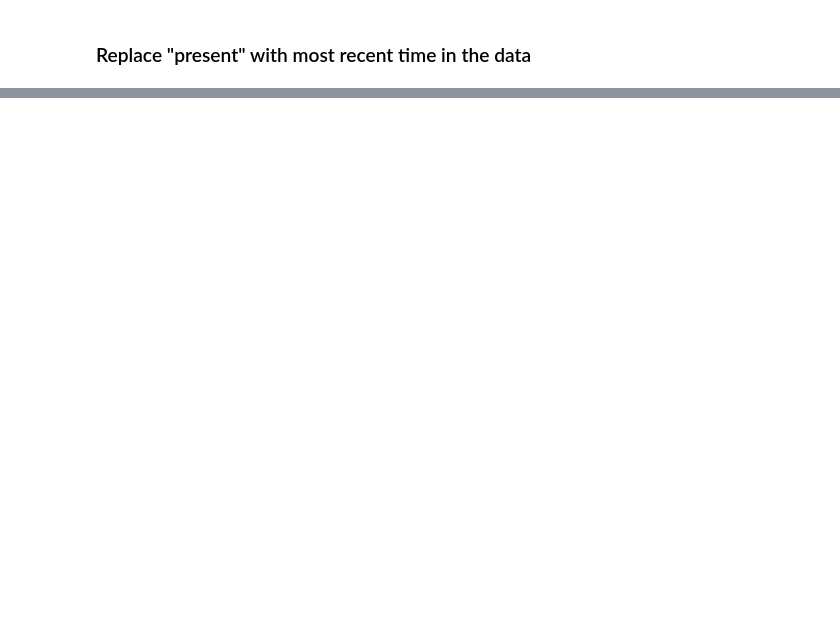
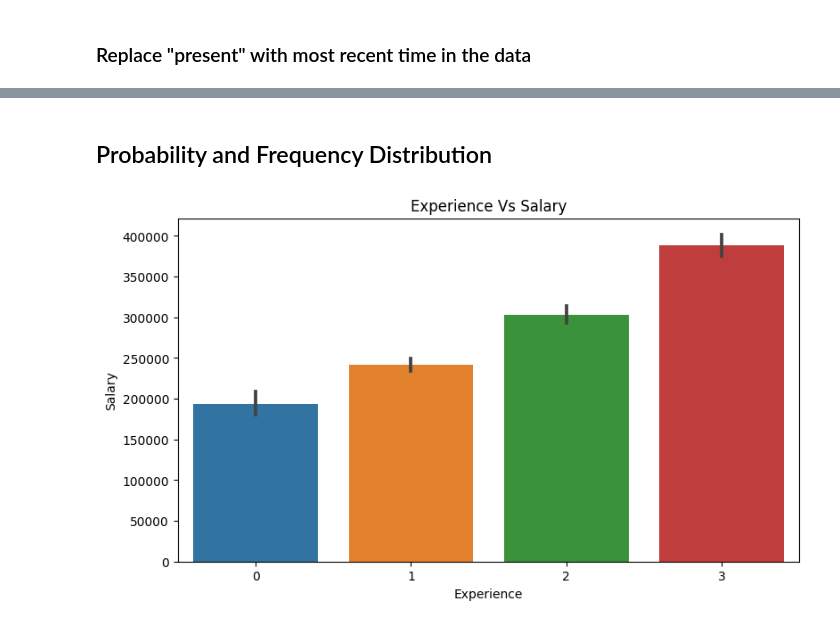
Before and after one commit to cse-vaibhav/Employability-Data-Analysis, a Jupyter notebook: notebooks/EDA.ipynb, the cells around one changed output, grey strips where cells are left out. Drawn from its saved outputs; the diff is of its cells as text; code cells hidden in the pictures; blank space fills up the shorter version.

```diff
--- a/notebooks/EDA.ipynb
+++ b/notebooks/EDA.ipynb
@@ -49,0 +75,6 @@ datetime.datetime(2015, 12, 1, 0, 0)
+# %%
+fig, axes = plt.subplots(nrows=6, ncols=2, figsize=(12,15))
+for col, ax in zip(num_cols, axes.flatten()):
+    sns.histplot(x=data[col], ax=ax, kde=True)
+    ax.set_title(col)
+plt.tight_layout()
@@ -49,0 +89,13 @@ datetime.datetime(2015, 12, 1, 0, 0)
+# %%
+numerical_cols = list(data.dtypes[data.dtypes != 'object'].index)
+for col in numerical_cols:
+    q1 = data[col].quantile(0.25)
+    q3 = data[col].quantile(0.75)
+
+    iqr = q3 - q1
+    ul = q3 + 1.5 * iqr
+    ll = q1 - 1.5 * iqr
+    # print(q1,q3,iqr,ul,ll)
+    print(col, ":", data[col][(data[col] < ll) | (data[col] > ul)].shape[0], "Outliers")
+    data = data[(data[col] >= ll) & (data[col] <= ul)]
+data.shape
@@ -49,0 +121,9 @@ datetime.datetime(2015, 12, 1, 0, 0)
+# %% [markdown]
+## Probability and Frequency Distribution
+# %%
+plt.figure(figsize=(9,5))
+plt.title('Experience Vs Salary')
+sns.barplot(x='Experience',y='Salary',data=data)
+plt.show()
+# %% [output]
+[figure, added]
```
Also changed, not shown: parts of 26 cells of this notebook, 1 other file.
